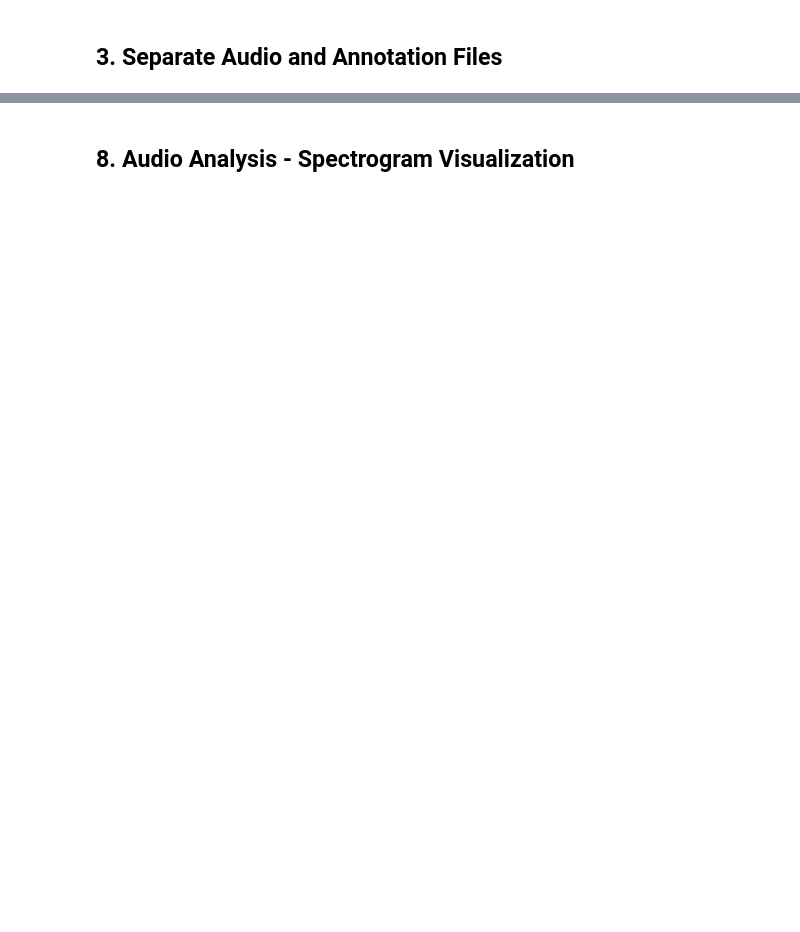
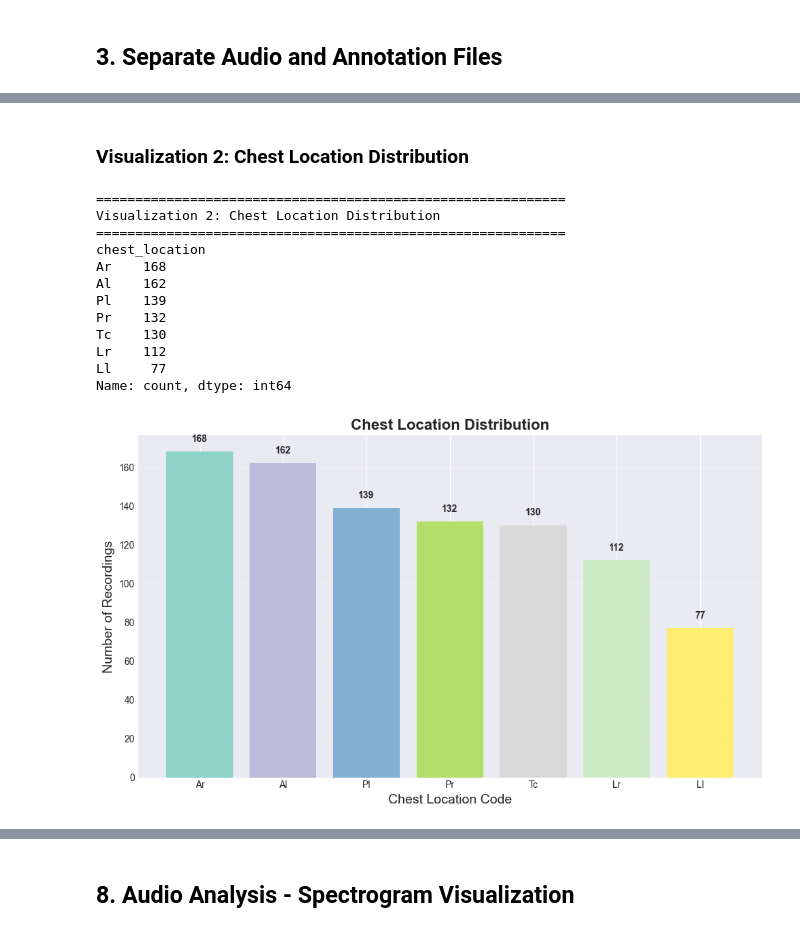
Before and after one commit to mablemunanura/NEONATES, a Jupyter notebook: notebooks/eda_icbhi.ipynb, the cells around one changed output, grey strips where cells are left out. Saved outputs shown, nothing was run; the diff lists cells and outputs as text; code cells hidden in the pictures; blank space fills up the shorter version.

```diff
--- a/notebooks/eda_icbhi.ipynb
+++ b/notebooks/eda_icbhi.ipynb
@@ -161,0 +199,40 @@ Total unique patients: 126
+# %% [markdown]
+ ### Visualization 2: Chest Location Distribution
+# %%
+print("\n" + "="*60)
+print("Visualization 2: Chest Location Distribution")
+print("="*60)
+
+location_counts = df_files['chest_location'].value_counts()
+print(location_counts)
+
+plt.figure(figsize=(10, 6))
+bars = plt.bar(range(len(location_counts)), location_counts.values,
+               color=plt.cm.Set3(np.linspace(0, 1, len(location_counts))))
+plt.title('Chest Location Distribution', fontsize=16, fontweight='bold')
+plt.xlabel('Chest Location Code', fontsize=14)
+plt.ylabel('Number of Recordings', fontsize=14)
+plt.xticks(range(len(location_counts)), location_counts.index)
+plt.grid(True, alpha=0.3, axis='y')
+
+# Add value labels
+for i, (bar, val) in enumerate(zip(bars, location_counts.values)):
+    plt.text(i, val + 5, str(val), ha='center', fontweight='bold')
+
+plt.tight_layout()
+plt.savefig(figures_dir / 'icbhi02_location_distribution.png', dpi=150, bbox_inches='tight')
+plt.show()
+# %% [output]
+============================================================
+Visualization 2: Chest Location Distribution
+============================================================
+chest_location
+Ar    168
+Al    162
+Pl    139
+Pr    132
+Tc    130
+Lr    112
+Ll     77
+Name: count, dtype: int64
+[figure, added]
```
Also changed, not shown: parts of 43 cells of this notebook, 2 other files.
